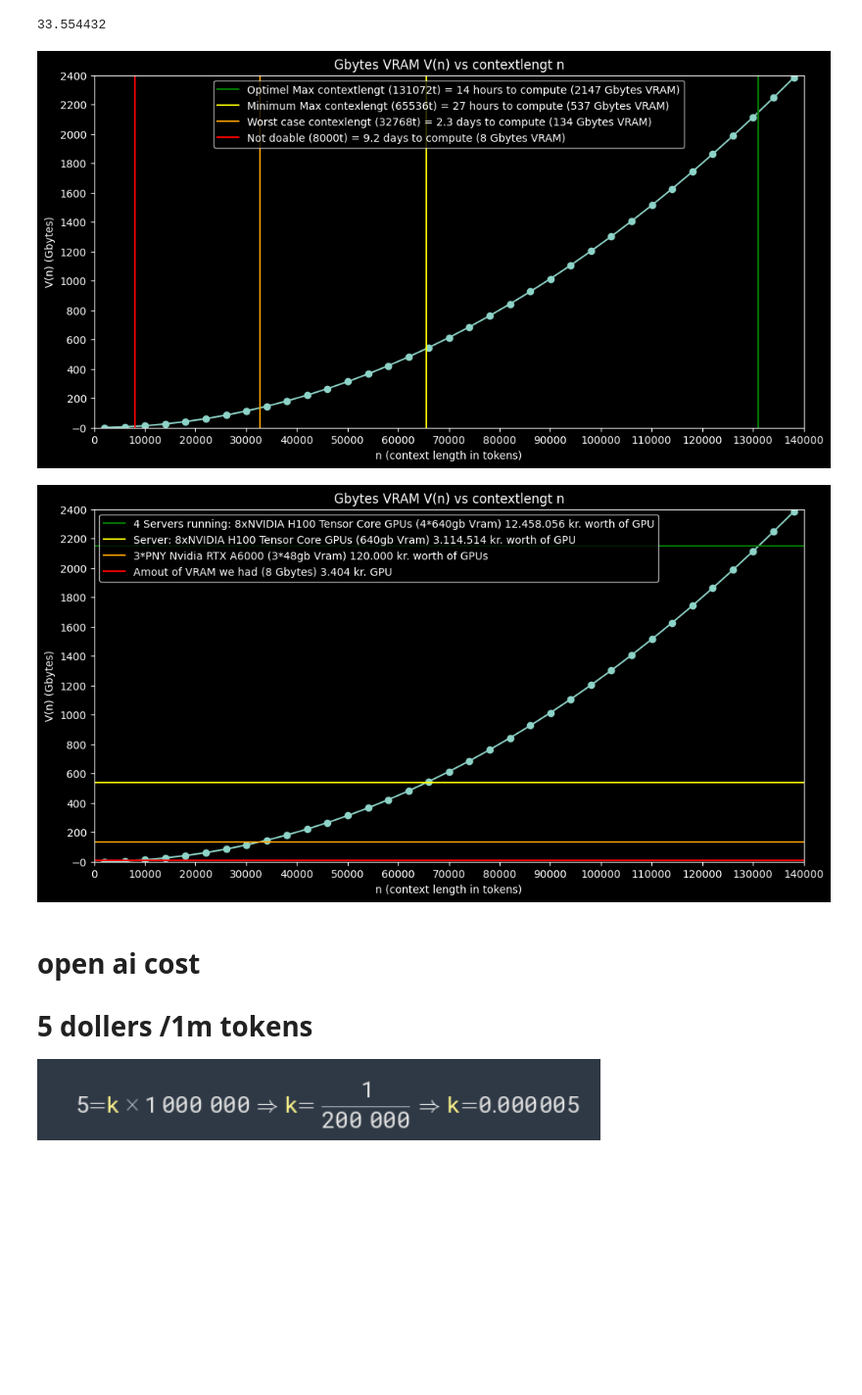
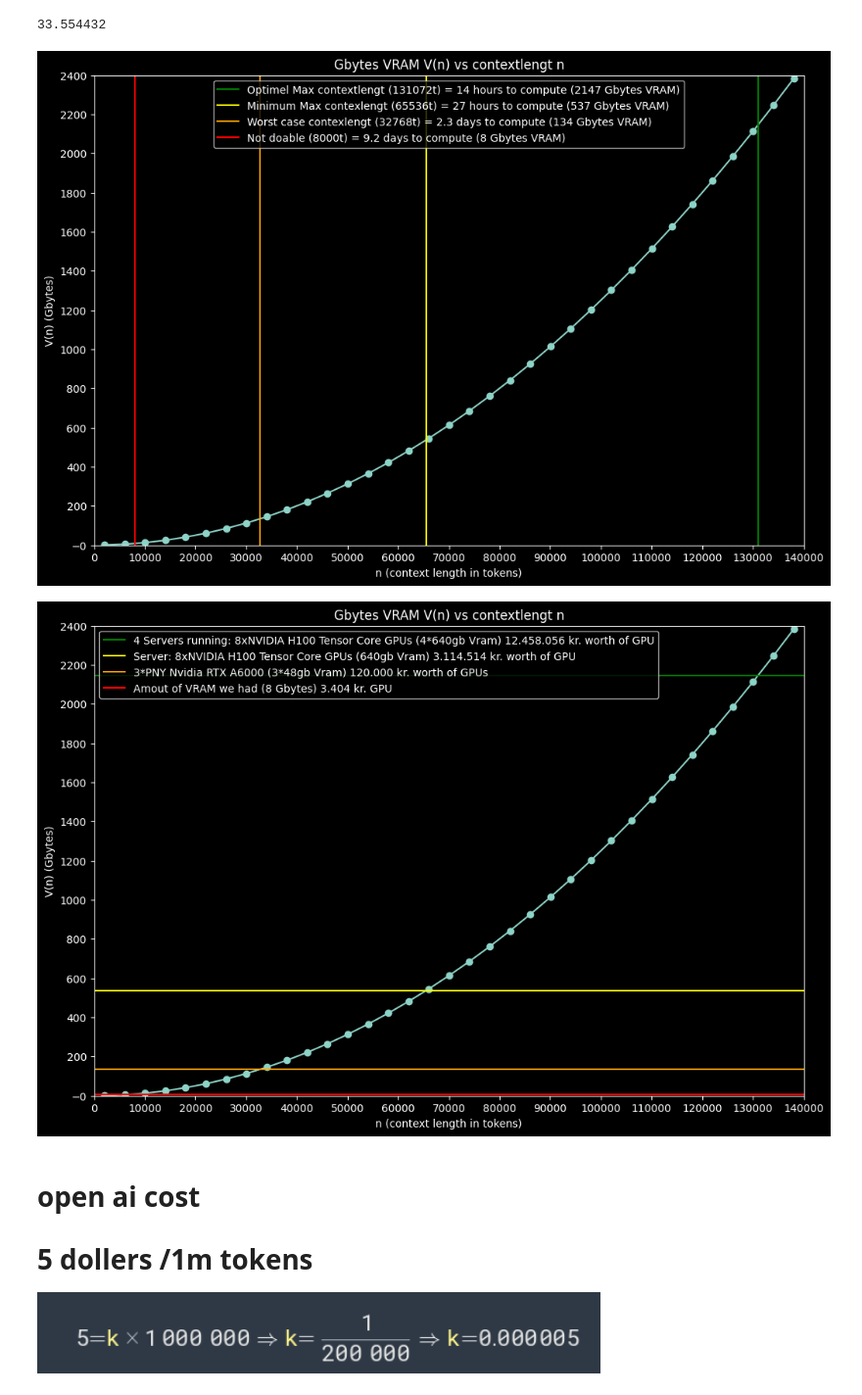
Before and after one commit to jmsaRuc/data_sienc_visuel, a Jupyter notebook: data_sienc_visuel/calculating.ipynb, the cells around one changed output. Shown: that part at 98% size. Saved outputs shown, nothing was run; the diff lists cells and outputs as text; code cells hidden in the pictures; blank space fills up the shorter version.

Commit message:
update graph

```diff
--- a/data_sienc_visuel/calculating.ipynb
+++ b/data_sienc_visuel/calculating.ipynb
@@ -199,32 +199,32 @@ print(fv(16384))
 # %%
 n = np.arange(2048, 140000, 4000, dtype='int64')
 
 V = fv(n)
-plt.figure(figsize=(12,6))
+plt.figure(figsize=(12,8))
 plt.plot(n, V, 'o-')
 plt.axvline(x=131072, color='green', linestyle='-', label='Optimel Max contextlengt (131072t) = 14 hours to compute (2147 Gbytes VRAM)')
 plt.axvline(x=65536, color='yellow', linestyle='-', label='Minimum Max contexlengt (65536t) = 27 hours to compute (537 Gbytes VRAM)')
 plt.axvline(x=32768, color='orange', linestyle='-', label='Worst case contexlengt (32768t) = 2.3 days to compute (134 Gbytes VRAM)')
 plt.axvline(x=8000, color='red', linestyle='-', label='Not doable (8000t) = 9.2 days to compute (8 Gbytes VRAM)')
 plt.ticklabel_format(useOffset=False)
 plt.xlim(0, 140000)
 plt.ylim(0, 2200)
 plt.xticks(np.arange(min(n)-2048, max(n)+7952, 10000))
 plt.yticks(np.arange(min(V)-1, max(V)+99, 200))
 plt.xlabel('n (context length in tokens)')
 plt.ylabel('V(n) (Gbytes)')
 plt.title('Gbytes VRAM V(n) vs contextlengt n')
 plt.legend()
 plt.show()
 # %% [output]
-[figure, old version]
+[figure, new version]
 # %%
 
 
 n = np.arange(2048, 140000, 4000, dtype='int64')
 
 V = fv(n)
-plt.figure(figsize=(12,6))
+plt.figure(figsize=(12,8))
 plt.plot(n, V, 'o-')
 plt.axhline(y=2147, color='green', linestyle='-', label='4 Servers running: 8xNVIDIA H100 Tensor Core GPUs (4*640gb Vram) 12.458.056 kr. worth of GPU')
 plt.axhline(y=537, color='yellow', linestyle='-', label='Server: 8xNVIDIA H100 Tensor Core GPUs (640gb Vram) 3.114.514 kr. worth of GPU')
@@ -241,7 +241,7 @@ plt.title('Gbytes VRAM V(n) vs contextlengt n')
 plt.legend()
 plt.show()
 # %% [output]
-[figure, old version]
+[figure, new version]
 # %% [markdown]
 # open ai cost
 # 5 dollers /1m tokens
```
